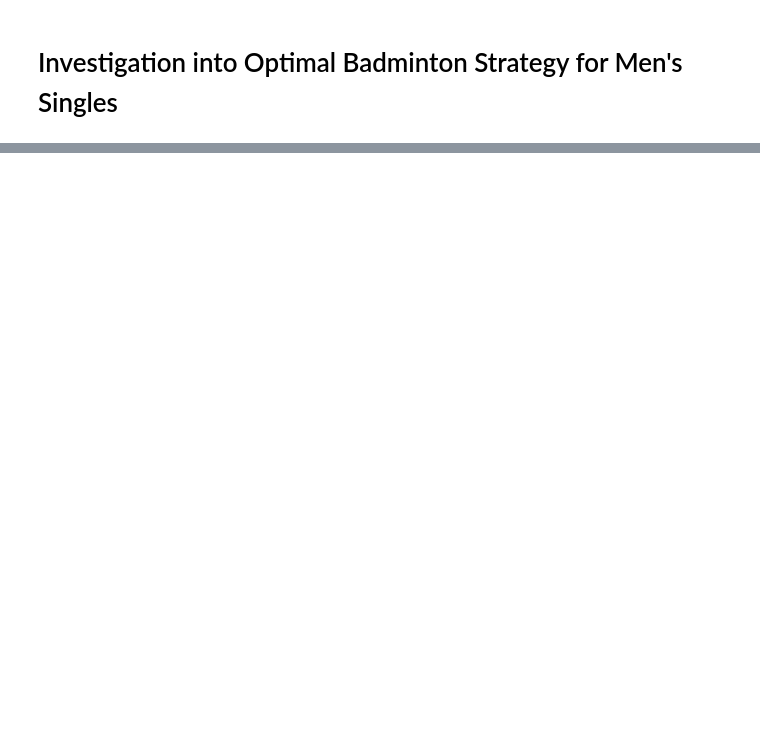
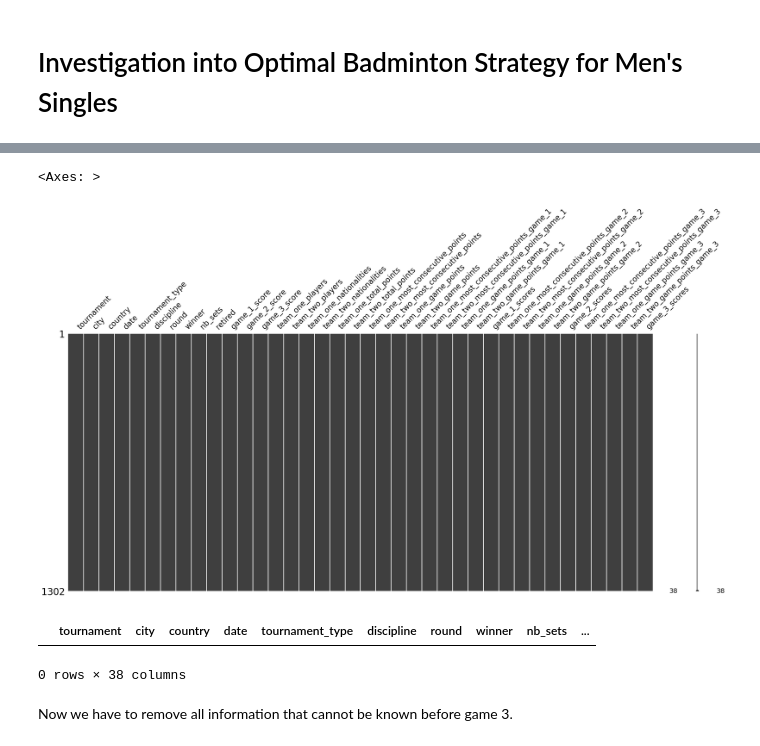
Before and after one commit to MostValue/fast-ai, a Jupyter notebook: projects/badminton_game_theory.ipynb, the cells around one changed output, grey strips where cells are left out. Saved outputs shown, nothing was run; the diff lists cells and outputs as text; code cells hidden in the pictures; blank space fills up the shorter version.

```diff
--- a/projects/badminton_game_theory.ipynb
+++ b/projects/badminton_game_theory.ipynb
@@ -50,0 +125,27 @@ Path.BASE_PATH = path
+# %%
+def filter_game_three(df):
+    '''
+    Filter out entires that dont contain game 3
+    '''
+    df = df.copy()
+    df = df[df['nb_sets'] == 3]
+    df.drop(2739, inplace = True) # Dropping this entry due to NaN values
+    df.reset_index(inplace = True)
+    df.drop(columns = 'index', inplace = True)
+    return df
+# %%
+ms = filter_game_three(ms)
+# %%
+msno.matrix(ms)
+# %% [output]
+<Axes: >
+[figure, added]
+# %%
+na_df = ms[ms.isna().any(axis=1)]
+na_df
+# No rows without information
+# %% [output]
+|  | tournament | city | country | date | tournament_type | discipline | round | winner | nb_sets | ... |
+0 rows × 38 columns
+# %% [markdown]
+Now we have to remove all information that cannot be known before game 3.
```
Also changed, not shown: parts of 29 cells of this notebook.
